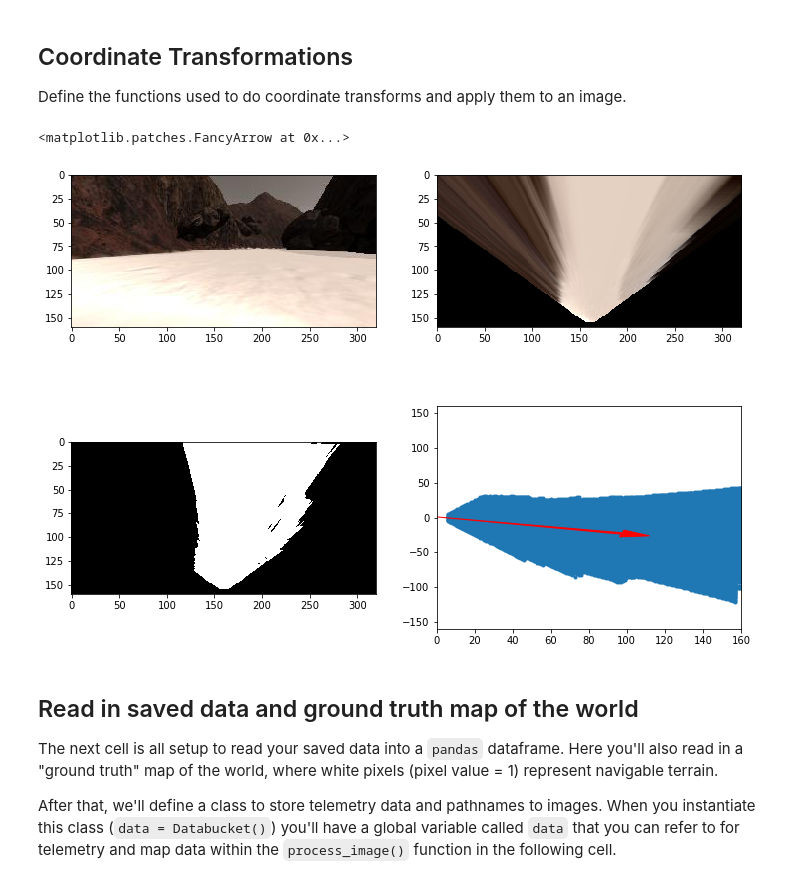
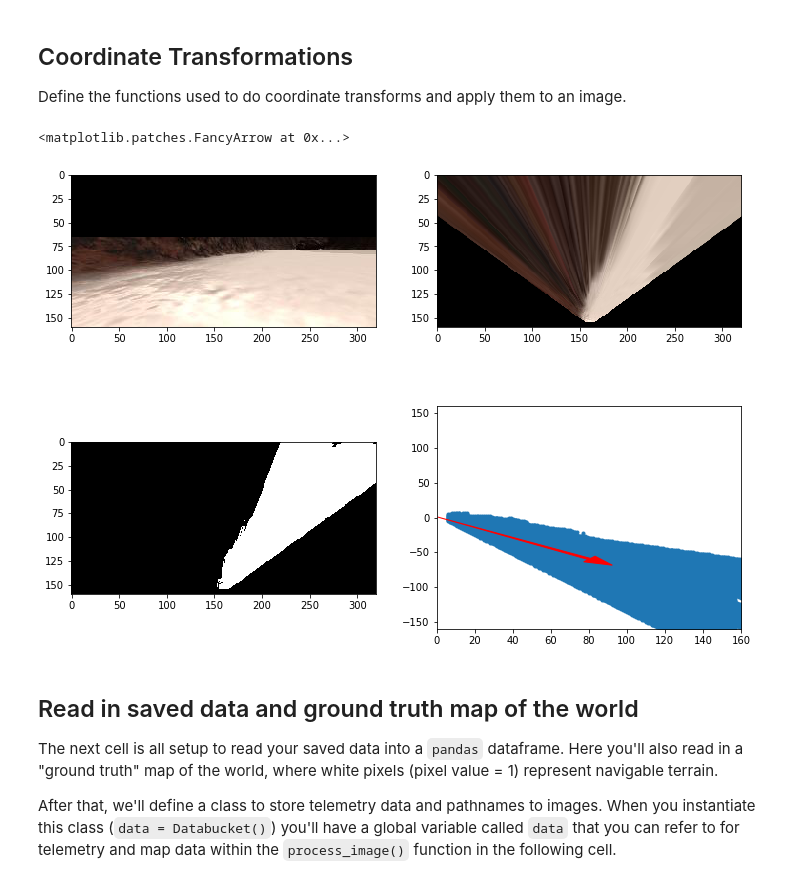
Before and after one commit to lunarpulse/RoboND-Rover-Project, a Jupyter notebook: code/Rover_Project_Test_Notebook.ipynb, the cells around one changed output. Saved outputs shown, nothing was run; the diff lists cells and outputs as text; code cells hidden in the pictures.

```diff
--- a/code/Rover_Project_Test_Notebook.ipynb
+++ b/code/Rover_Project_Test_Notebook.ipynb
@@ -185,36 +191,43 @@ def pix_to_world(xpix, ypix, xpos, ypos, yaw, world_size, scale):
     # Return the result
     return x_pix_world, y_pix_world
 
 # Grab another random image
 idx = np.random.randint(0, len(img_list)-1)
 image = mpimg.imread(img_list[idx])
-warped = perspect_transform(image, source, destination)
+
+height,width,depth = image.shape
+rect_img = np.zeros((height,width), np.uint8)
+cv2.rectangle(rect_img, (0 ,np.int(height*5/12)),(np.int(width) ,np.int(height)), 1, thickness=-1)
+
+masked_img = cv2.bitwise_and(image, image, mask=rect_img)
+
+warped = perspect_transform(masked_img, source, destination)
 threshed = color_thresh(warped)
 
 # Calculate pixel values in rover-centric coords and distance/angle to all pixels
 xpix, ypix = rover_coords(threshed)
 dist, angles = to_polar_coords(xpix, ypix)
 mean_dir = np.mean(angles)
 
 # Do some plotting
 fig = plt.figure(figsize=(12,9))
 plt.subplot(221)
-plt.imshow(image)
+plt.imshow(masked_img)
 plt.subplot(222)
 plt.imshow(warped)
 plt.subplot(223)
 plt.imshow(threshed, cmap='gray')
 plt.subplot(224)
 plt.plot(xpix, ypix, '.')
 plt.ylim(-160, 160)
 plt.xlim(0, 160)
 arrow_length = 100
 x_arrow = arrow_length * np.cos(mean_dir)
 y_arrow = arrow_length * np.sin(mean_dir)
 plt.arrow(0, 0, x_arrow, y_arrow, color='red', zorder=2, head_width=10, width=2)
 # %% [output]
 <matplotlib.patches.FancyArrow at 0x...>
-[figure, old version]
+[figure, new version]
 # %% [markdown]
 ## Read in saved data and ground truth map of the world
 The next cell is all setup to read your saved data into a `pandas` dataframe.  Here you'll also read in a "ground truth" map of the world, where white pixels (pixel value = 1) represent navigable terrain.
```
Also changed, not shown: parts of 2 cells of this notebook, 3 other files.
